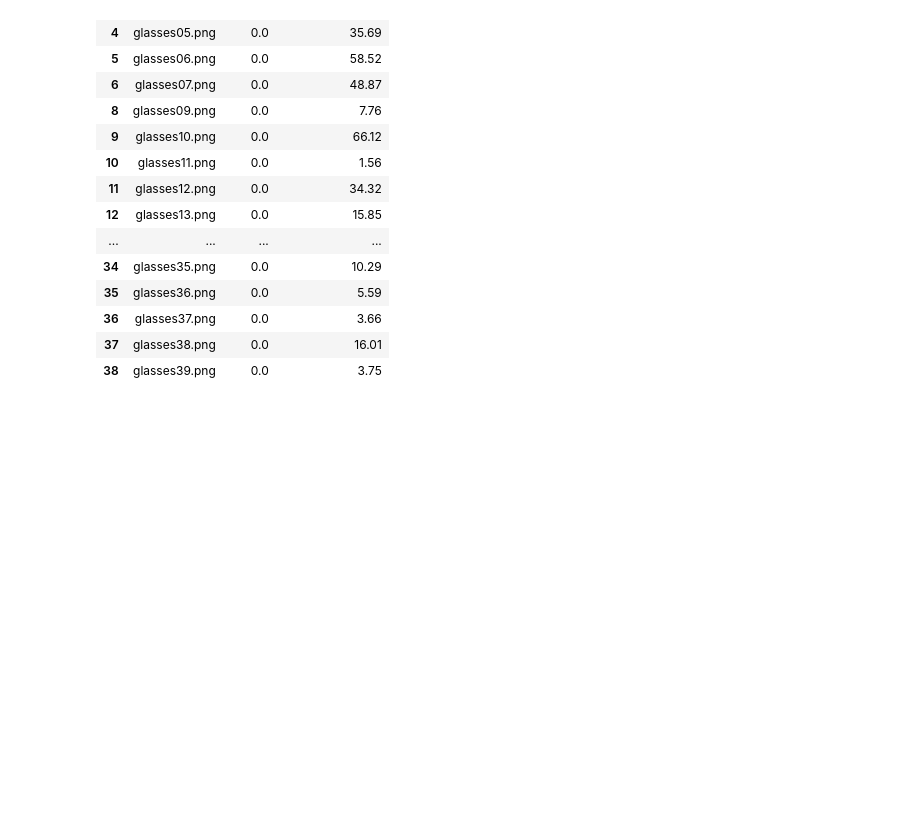
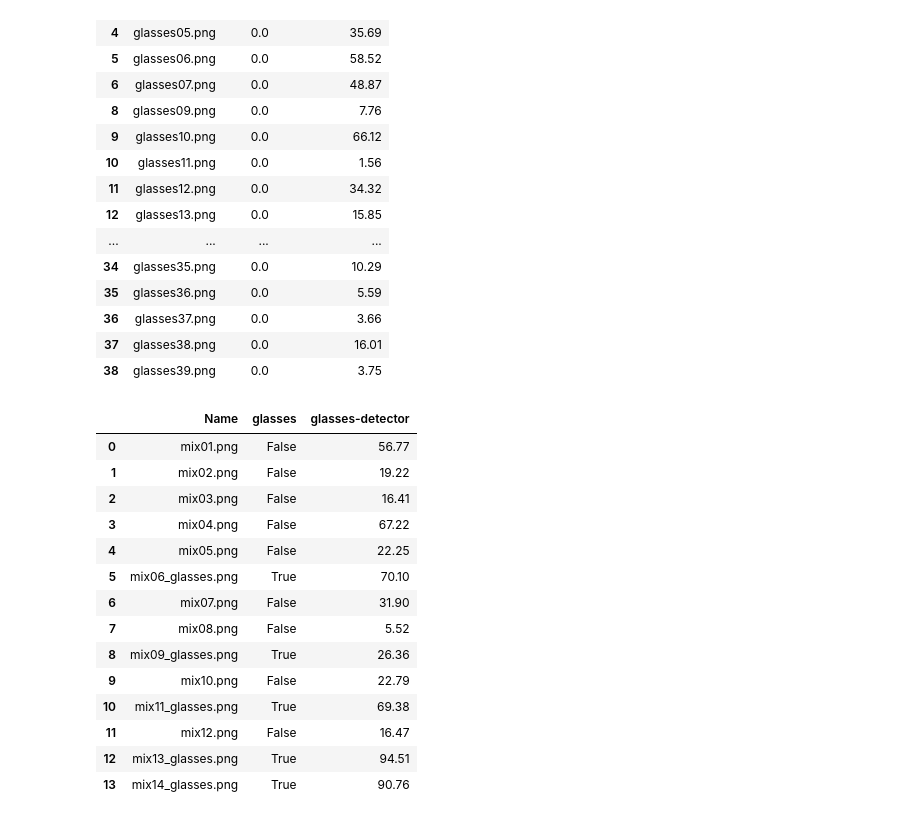
Before and after one commit to MichaelSalSail/deepfakedetection, a Jupyter notebook: testing/latest_eyewear_model_testing.ipynb, the cells around one changed output. Saved outputs shown, nothing was run; the diff lists cells and outputs as text; code cells hidden in the pictures; blank space fills up the shorter version.

Commit message:
Updated analysis notebook with latest test results and arrived at 65% threshold for glasses detector.

```diff
--- a/testing/latest_eyewear_model_testing.ipynb
+++ b/testing/latest_eyewear_model_testing.ipynb
@@ -189,3 +189,26 @@ Regular glasses set disagreements:
 | 36 | glasses37.png | 0.0 | 3.66 |
 | 37 | glasses38.png | 0.0 | 16.01 |
 | 38 | glasses39.png | 0.0 | 3.75 |
+# %%
+import pandas as pd
+
+MIX_CSV = "Stored Test Results/glasses_detector_mix.csv"
+
+mix_df = pd.read_csv(MIX_CSV, header=0)
+mix_df
+# %% [output]
+|  | Name | glasses | glasses-detector |
+| 0 | mix01.png | False | 56.77 |
+| 1 | mix02.png | False | 19.22 |
+| 2 | mix03.png | False | 16.41 |
+| 3 | mix04.png | False | 67.22 |
+| 4 | mix05.png | False | 22.25 |
+| 5 | mix06_glasses.png | True | 70.10 |
+| 6 | mix07.png | False | 31.90 |
+| 7 | mix08.png | False | 5.52 |
+| 8 | mix09_glasses.png | True | 26.36 |
+| 9 | mix10.png | False | 22.79 |
+| 10 | mix11_glasses.png | True | 69.38 |
+| 11 | mix12.png | False | 16.47 |
+| 12 | mix13_glasses.png | True | 94.51 |
+| 13 | mix14_glasses.png | True | 90.76 |
```
Also changed, not shown: parts of 1 cell of this notebook.
